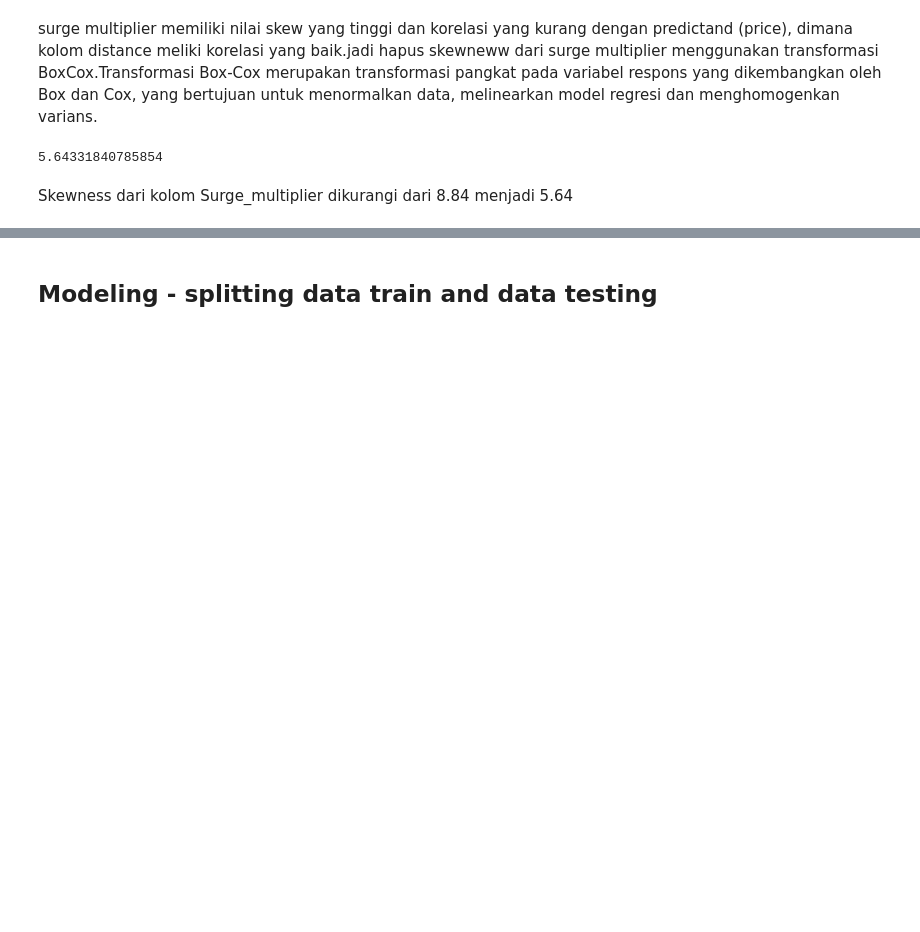
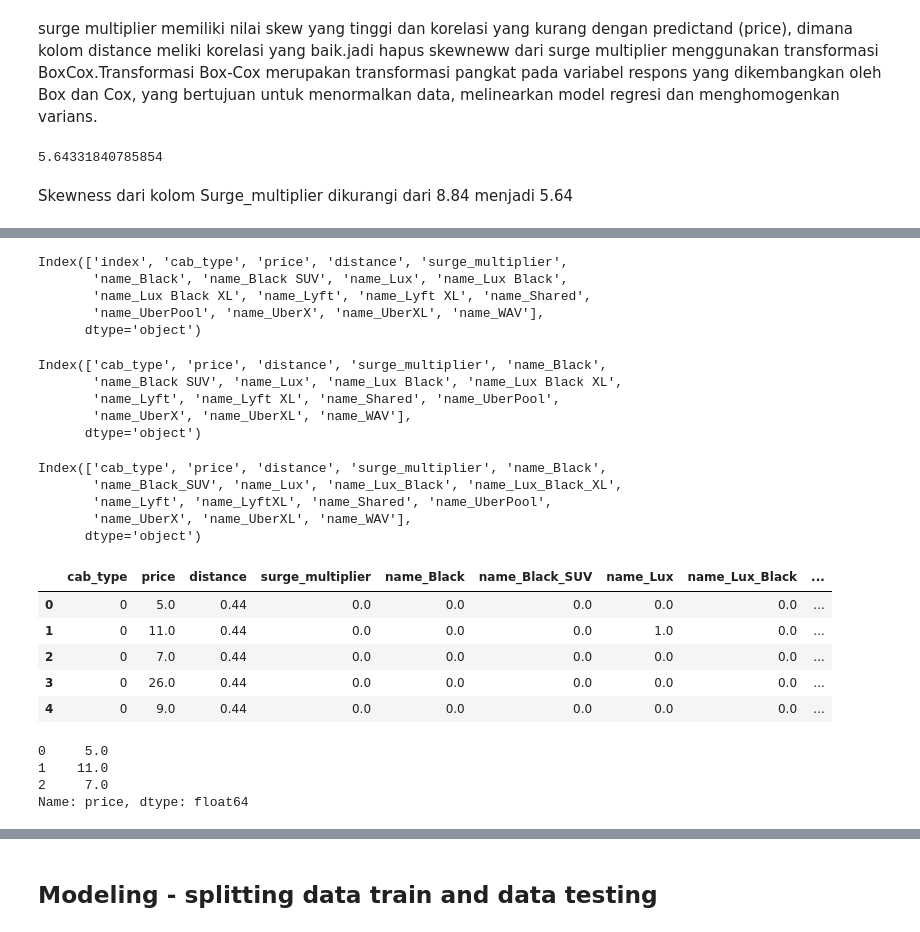
Before and after one commit to safiraauliar/Final-Project1-LinierRegression-kelompok1, a Jupyter notebook: FinalProject1-PYTN-03-LinearRegression.ipynb, the cells around one changed output, grey strips where cells are left out. Drawn from its saved outputs; the diff is of its cells as text; code cells hidden in the pictures; blank space fills up the shorter version.

Commit message:
modified columns name for cab name

```diff
--- a/FinalProject1-PYTN-03-LinearRegression.ipynb
+++ b/FinalProject1-PYTN-03-LinearRegression.ipynb
@@ -703,0 +716,46 @@ Skewness dari kolom Surge_multiplier dikurangi dari 8.84 menjadi 5.64
+# %%
+df.columns
+# %% [output]
+Index(['index', 'cab_type', 'price', 'distance', 'surge_multiplier',
+       'name_Black', 'name_Black SUV', 'name_Lux', 'name_Lux Black',
+       'name_Lux Black XL', 'name_Lyft', 'name_Lyft XL', 'name_Shared',
+       'name_UberPool', 'name_UberX', 'name_UberXL', 'name_WAV'],
+      dtype='object')
+# %%
+df.drop(columns=['index'], axis=1, inplace=True)
+# %%
+df.columns
+# %% [output]
+Index(['cab_type', 'price', 'distance', 'surge_multiplier', 'name_Black',
+       'name_Black SUV', 'name_Lux', 'name_Lux Black', 'name_Lux Black XL',
+       'name_Lyft', 'name_Lyft XL', 'name_Shared', 'name_UberPool',
+       'name_UberX', 'name_UberXL', 'name_WAV'],
+      dtype='object')
+# %%
+df.rename(columns={'name_Black SUV':'name_Black_SUV', 'name_Lux Black':'name_Lux_Black',
+                  'name_Lux Black XL':'name_Lux_Black_XL','name_Lyft XL':'name_LyftXL'}, inplace=True)
+# %%
+df.columns
+# %% [output]
+Index(['cab_type', 'price', 'distance', 'surge_multiplier', 'name_Black',
+       'name_Black_SUV', 'name_Lux', 'name_Lux_Black', 'name_Lux_Black_XL',
+       'name_Lyft', 'name_LyftXL', 'name_Shared', 'name_UberPool',
+       'name_UberX', 'name_UberXL', 'name_WAV'],
+      dtype='object')
+# %%
+df.head()
+# %% [output]
+|  | cab_type | price | distance | surge_multiplier | name_Black | name_Black_SUV | name_Lux | name_Lux_Black | ... |
+| 0 | 0 | 5.0 | 0.44 | 0.0 | 0.0 | 0.0 | 0.0 | 0.0 | ... |
+| 1 | 0 | 11.0 | 0.44 | 0.0 | 0.0 | 0.0 | 1.0 | 0.0 | ... |
+| 2 | 0 | 7.0 | 0.44 | 0.0 | 0.0 | 0.0 | 0.0 | 0.0 | ... |
+| 3 | 0 | 26.0 | 0.44 | 0.0 | 0.0 | 0.0 | 0.0 | 0.0 | ... |
+| 4 | 0 | 9.0 | 0.44 | 0.0 | 0.0 | 0.0 | 0.0 | 0.0 | ... |
+# %%
+y = df['price']
+y.head(3)
+# %% [output]
+0     5.0
+1    11.0
+2     7.0
+Name: price, dtype: float64
```
Also changed, not shown: parts of 17 cells of this notebook.
